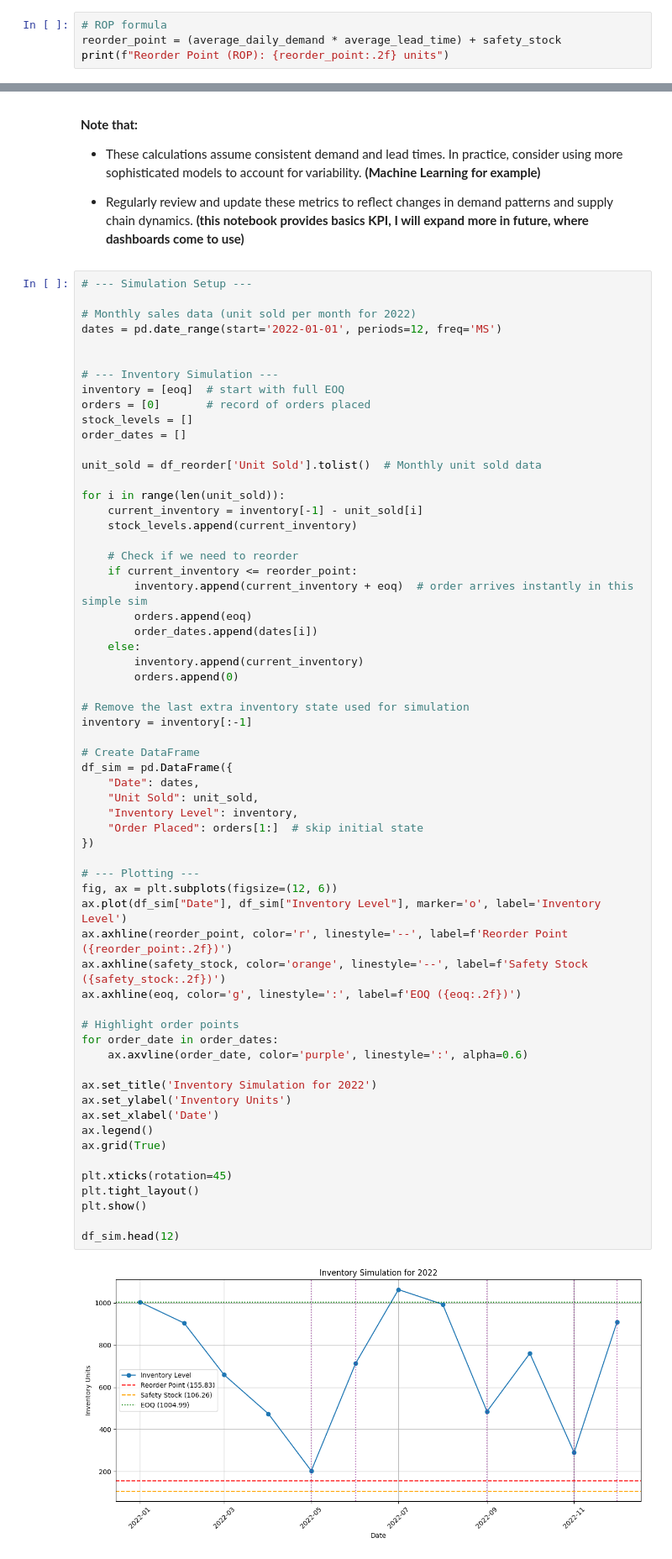
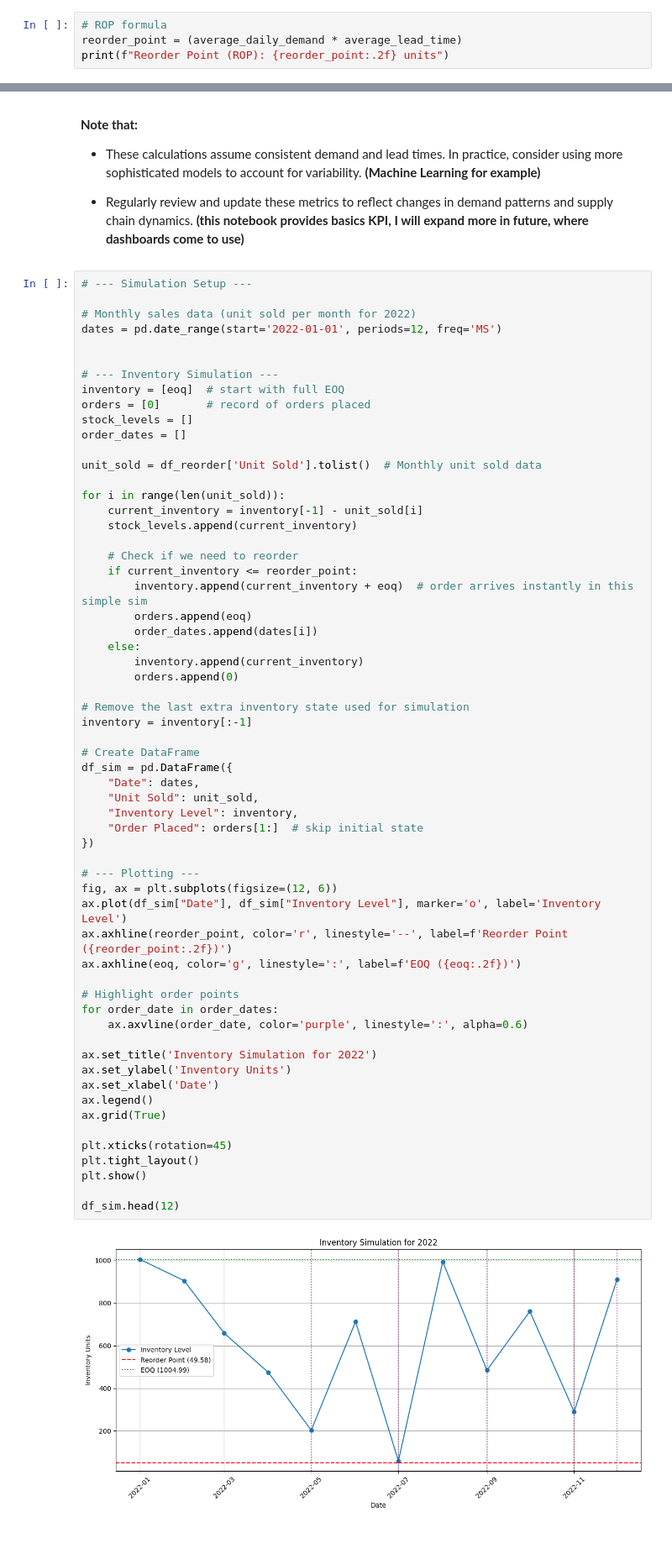
Before and after one commit to laithrasheed/Data-Science-Projects, a Jupyter notebook: Supply Chains Domain Knowledge/Coursera Specialization - Leverage Data Science for a More Agile Supply Chain/Practical notes with numeric data.ipynb, the cells around one changed output, grey strips where cells are left out. Shown at 84% size. Cells and saved outputs as stored; diff of their text form.

```diff
--- a/Supply Chains Domain Knowledge/Coursera Specialization - Leverage Data Science for a More Agile Supply Chain/Practical notes with numeric data.ipynb
+++ b/Supply Chains Domain Knowledge/Coursera Specialization - Leverage Data Science for a More Agile Supply Chain/Practical notes with numeric data.ipynb
@@ -468,6 +453,6 @@ Safety Stock: 106.26 units
 ##### Calculate Reorder Point ROP
 # %%
 # ROP formula
-reorder_point = (average_daily_demand * average_lead_time) + safety_stock
+reorder_point = (average_daily_demand * average_lead_time)
 print(f"Reorder Point (ROP): {reorder_point:.2f} units")
 # %% [output]
@@ -518,35 +503,34 @@ inventory = inventory[:-1]
 # Create DataFrame
 df_sim = pd.DataFrame({
     "Date": dates,
     "Unit Sold": unit_sold,
     "Inventory Level": inventory,
     "Order Placed": orders[1:]  # skip initial state
 })
 
 # --- Plotting ---
 fig, ax = plt.subplots(figsize=(12, 6))
 ax.plot(df_sim["Date"], df_sim["Inventory Level"], marker='o', label='Inventory Level')
 ax.axhline(reorder_point, color='r', linestyle='--', label=f'Reorder Point ({reorder_point:.2f})')
-ax.axhline(safety_stock, color='orange', linestyle='--', label=f'Safety Stock ({safety_stock:.2f})')
 ax.axhline(eoq, color='g', linestyle=':', label=f'EOQ ({eoq:.2f})')
 
 # Highlight order points
 for order_date in order_dates:
     ax.axvline(order_date, color='purple', linestyle=':', alpha=0.6)
 
 ax.set_title('Inventory Simulation for 2022')
 ax.set_ylabel('Inventory Units')
 ax.set_xlabel('Date')
 ax.legend()
 ax.grid(True)
 
 plt.xticks(rotation=45)
 plt.tight_layout()
 plt.show()
 
 df_sim.head(12)
 # %% [output]
-[figure, old version]
+[figure, new version]
 |  | Date | Unit Sold | Inventory Level | Order Placed |
 | 0 | 2022-01-01 | 100.0 | 1004.987562 | 0.000000 |
 | 1 | 2022-02-01 | 246.0 | 904.987562 | 0.000000 |
```
Also changed, not shown: parts of 22 cells of this notebook, 3 other files.
